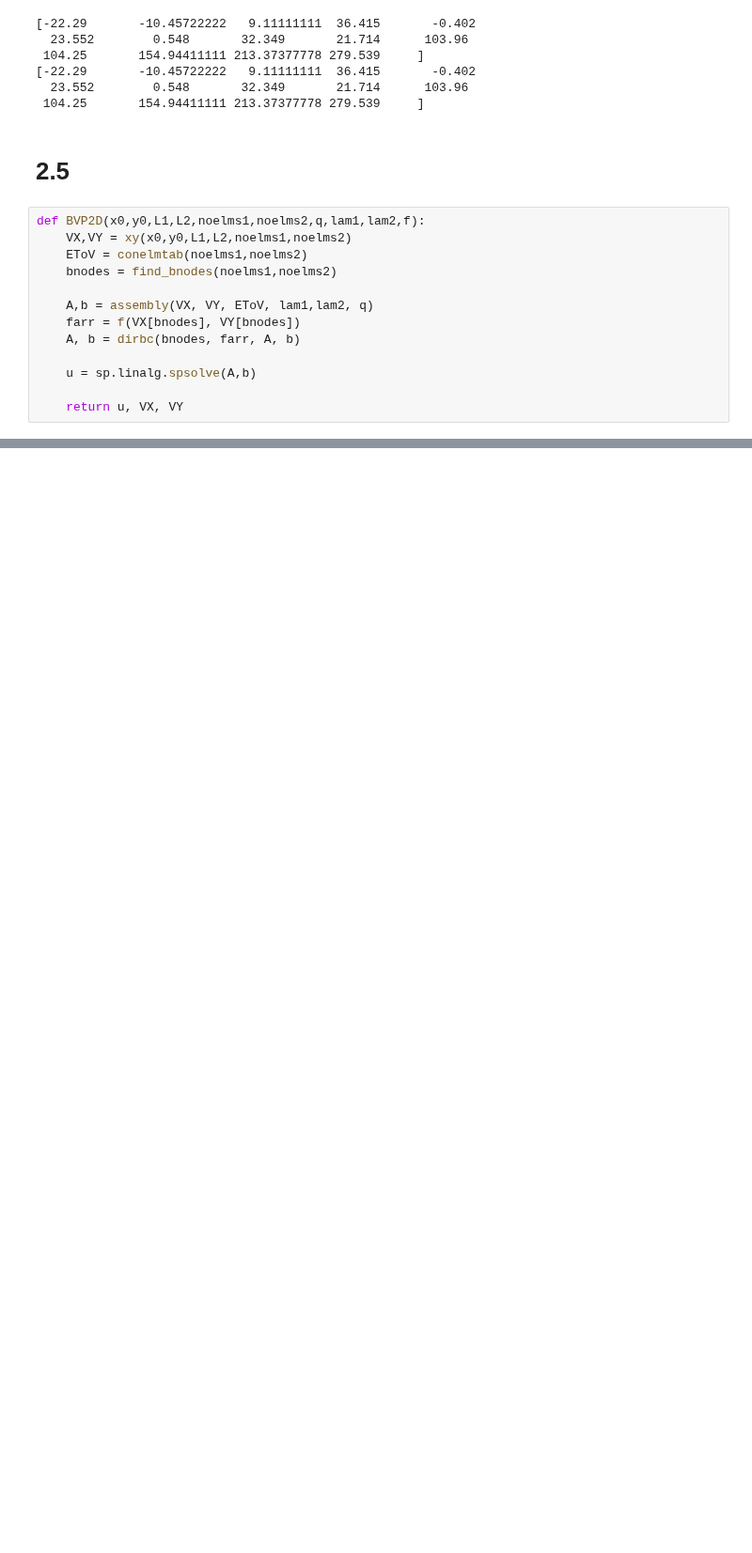
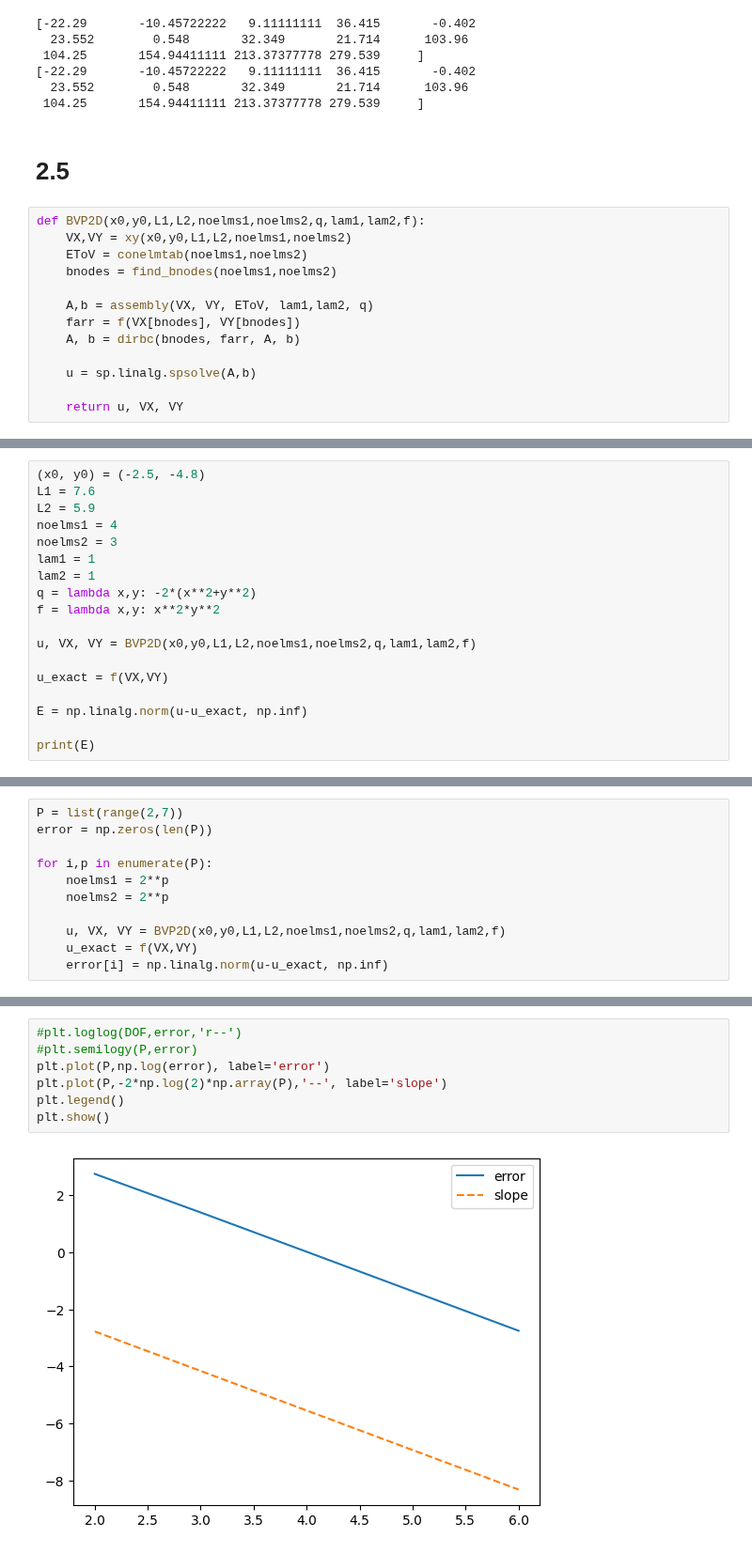
Before and after one commit to MarcusKNielsen/FEM, a Jupyter notebook: week 2/week2.ipynb, the cells around one changed output, grey strips where cells are left out. Shown at 94% size. Saved outputs shown, nothing was run; the diff lists cells and outputs as text; blank space fills up the shorter version.

```diff
--- a/week 2/week2.ipynb
+++ b/week 2/week2.ipynb
@@ -375,0 +398,18 @@ for i in range(H):
+# %%
+(x0, y0) = (-2.5, -4.8)
+L1 = 7.6
+L2 = 5.9
+noelms1 = 4
+noelms2 = 3
+lam1 = 1
+lam2 = 1
+q = lambda x,y: -2*(x**2+y**2)
+f = lambda x,y: x**2*y**2
+
+u, VX, VY = BVP2D(x0,y0,L1,L2,noelms1,noelms2,q,lam1,lam2,f)
+
+u_exact = f(VX,VY)
+
+E = np.linalg.norm(u-u_exact, np.inf)
+
+print(E)
@@ -375,0 +418,11 @@ for i in range(H):
+# %%
+P = list(range(2,7))
+error = np.zeros(len(P))
+
+for i,p in enumerate(P):
+    noelms1 = 2**p
+    noelms2 = 2**p
+
+    u, VX, VY = BVP2D(x0,y0,L1,L2,noelms1,noelms2,q,lam1,lam2,f)
+    u_exact = f(VX,VY)
+    error[i] = np.linalg.norm(u-u_exact, np.inf)
@@ -375,0 +435,9 @@ for i in range(H):
+# %%
+#plt.loglog(DOF,error,'r--')
+#plt.semilogy(P,error)
+plt.plot(P,np.log(error), label='error')
+plt.plot(P,-2*np.log(2)*np.array(P),'--', label='slope')
+plt.legend()
+plt.show()
+# %% [output]
+[figure, added]
```
Also changed, not shown: parts of 10 cells of this notebook.
